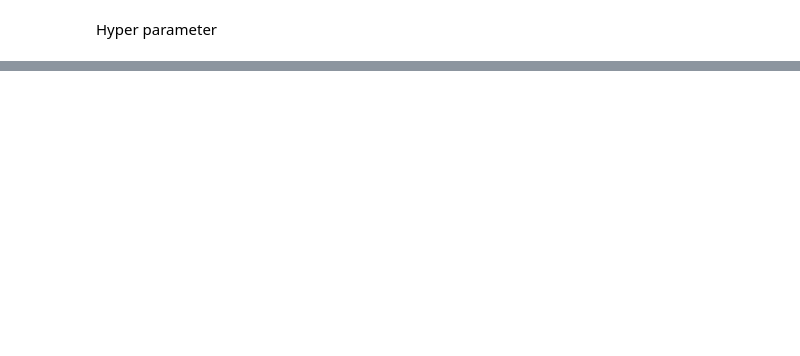
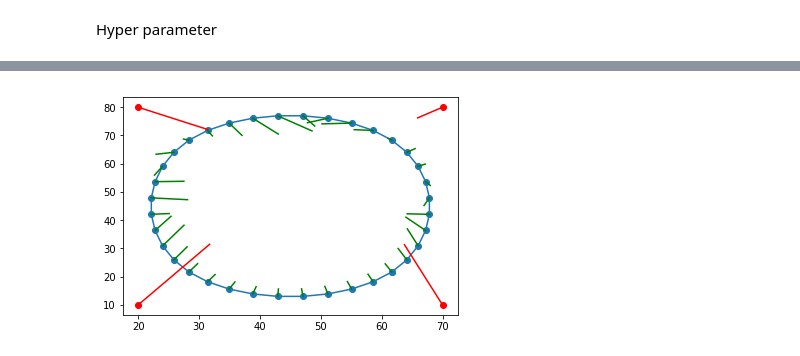
Before and after one commit to luzengxiang/B_spline-Snake, a Jupyter notebook: Untitled.ipynb, the cells around one changed output, grey strips where cells are left out. Saved outputs shown, nothing was run; the diff lists cells and outputs as text; code cells hidden in the pictures; blank space fills up the shorter version.

```diff
--- a/Untitled.ipynb
+++ b/Untitled.ipynb
@@ -116,0 +120,7 @@ gradient_magnitude.max()
+# %%
+sample_num = 10
+sample_s=np.linspace(0, 1, sample_num)[:-1]
+# %%
+sample_Matrix = np.asarray([[i**3,i**2,i,1]for i in sample_s])
+# %%
+M_rs= sample_Matrix.dot(Spline_Matrix)
@@ -116,0 +243,17 @@ gradient_magnitude.max()
+# %%
+control_point = np.asarray([[20,10],[70,10],[70,80],[20,80]],dtype=float)
+# %%
+import matplotlib.pyplot as plot
+B_spline = get_spline_s(M_rs,control_point).transpose()
+f,ax = plot.subplots()
+ax.plot(list(B_spline[0])+[B_spline[0,0]],list(B_spline[1])+[B_spline[1,0]],marker='o')
+ax.plot(control_point[:,0],control_point[:,1],'ro',)
+for i,j in B_spline.transpose():
+    force_ij = get_force(U_1,V_1,i,j)
+    ax.plot([i,i+10*force_ij[0]],[j,j+10*force_ij[1]],'g')
+fq = get_fq(U_1,V_1,M_rs,control_point)
+for p,f in zip(control_point,fq):
+    ax.plot([p[0],p[0]+10*f[0]],[p[1],p[1]+10*f[1]],'r')
+plot.show()
+# %% [output]
+[figure, added]
```
Also changed, not shown: parts of 38 cells of this notebook, 15 other files.
